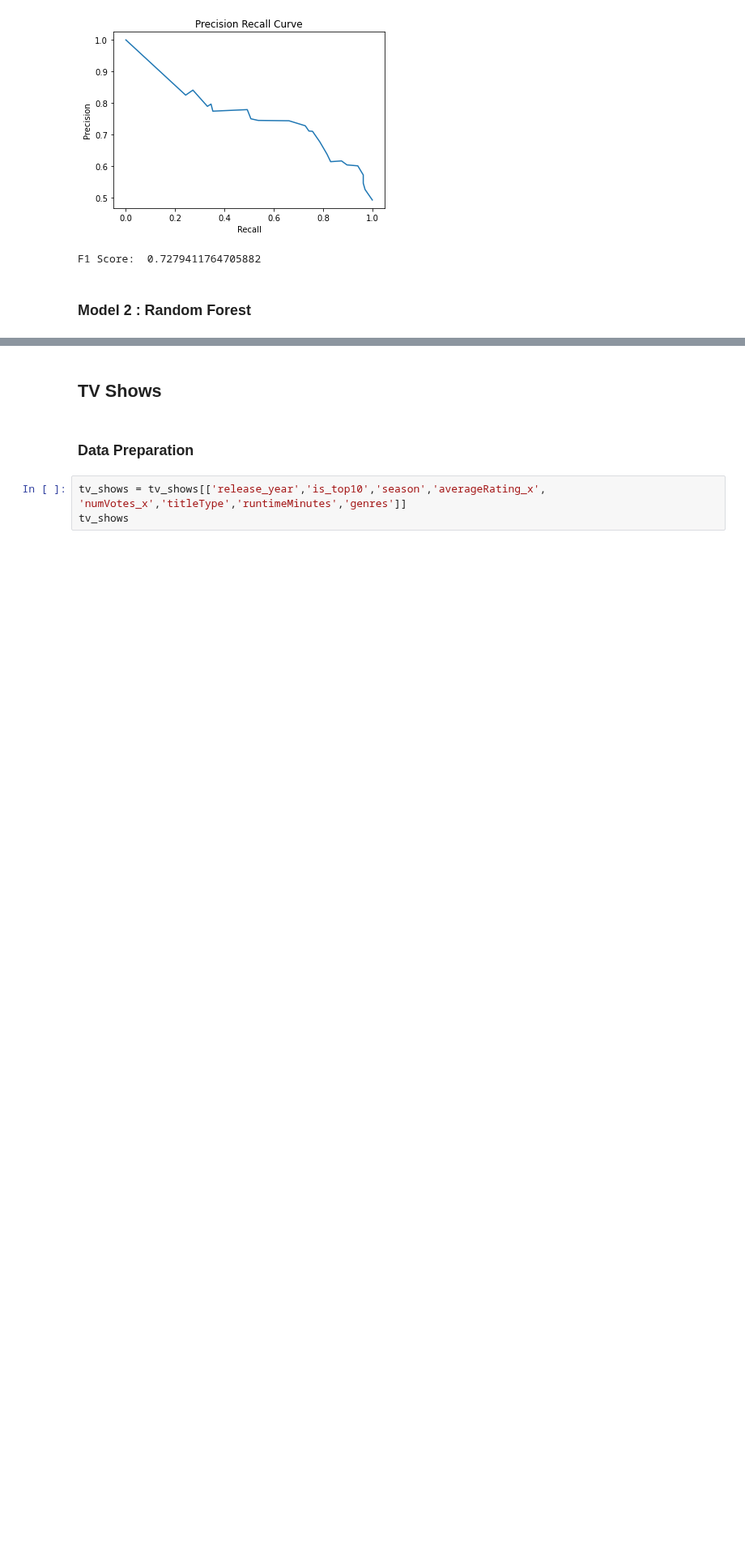
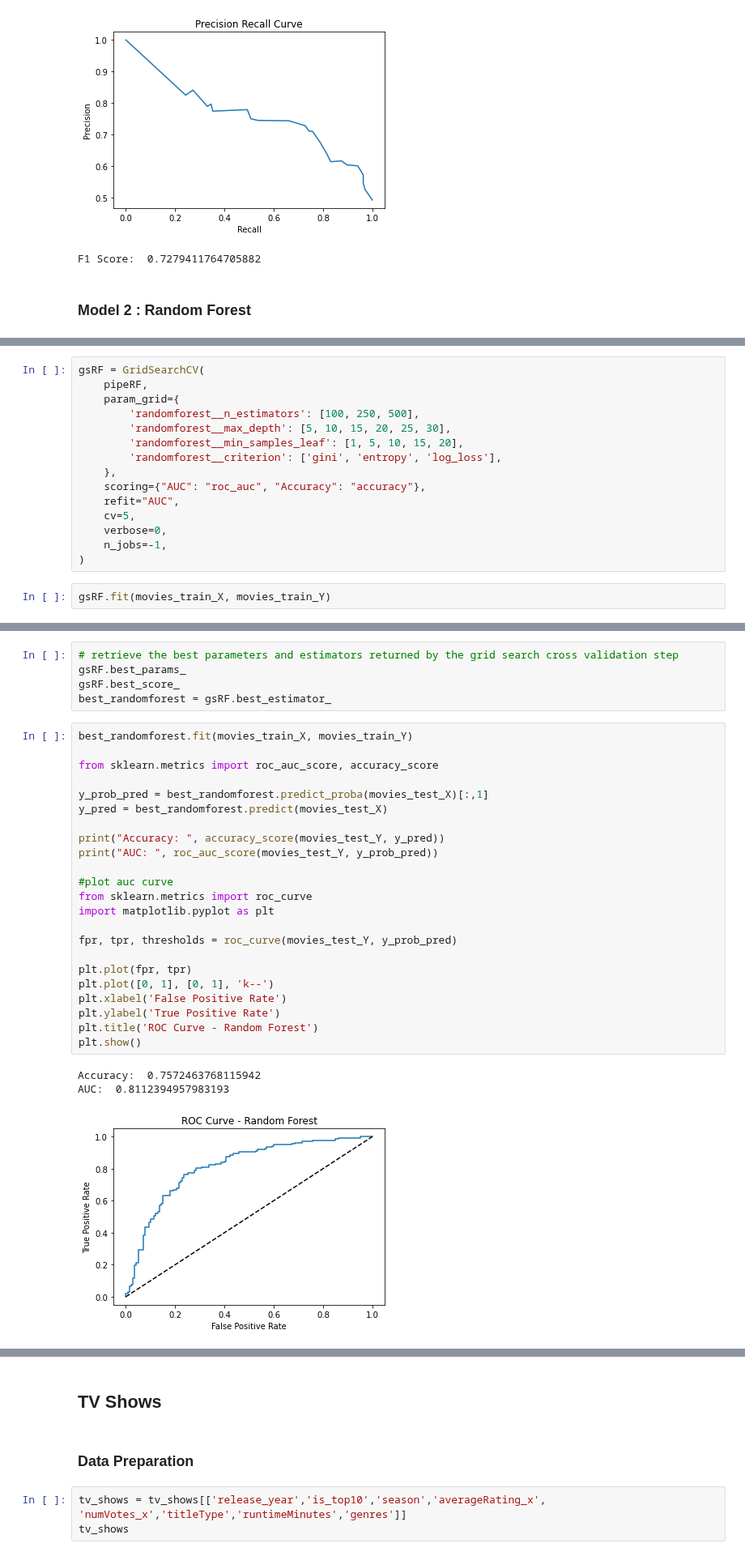
Before and after one commit to Joeyzect/Netflix_ALab_2022, a Jupyter notebook: notebooks/09-yen-CARTmodel2.ipynb, the cells around one changed output, grey strips where cells are left out. Shown at 81% size. Cells and saved outputs as stored; diff of their text form; blank space fills up the shorter version.

```diff
--- a/notebooks/09-yen-CARTmodel2.ipynb
+++ b/notebooks/09-yen-CARTmodel2.ipynb
@@ -238,2 +238,19 @@ pipeRF = Pipeline(
     ]
 )
+# %%
+gsRF = GridSearchCV(
+    pipeRF,
+    param_grid={
+        'randomforest__n_estimators': [100, 250, 500],
+        'randomforest__max_depth': [5, 10, 15, 20, 25, 30],
+        'randomforest__min_samples_leaf': [1, 5, 10, 15, 20],
+        'randomforest__criterion': ['gini', 'entropy', 'log_loss'],
+    },
+    scoring={"AUC": "roc_auc", "Accuracy": "accuracy"},
+    refit="AUC",
+    cv=5,
+    verbose=0,
+    n_jobs=-1,
+)
+# %%
+gsRF.fit(movies_train_X, movies_train_Y)
@@ -239,0 +292,32 @@ pipeRF = Pipeline(
+# %%
+# retrieve the best parameters and estimators returned by the grid search cross validation step
+gsRF.best_params_
+gsRF.best_score_
+best_randomforest = gsRF.best_estimator_
+# %%
+best_randomforest.fit(movies_train_X, movies_train_Y)
+
+from sklearn.metrics import roc_auc_score, accuracy_score
+
+y_prob_pred = best_randomforest.predict_proba(movies_test_X)[:,1]
+y_pred = best_randomforest.predict(movies_test_X)
+
+print("Accuracy: ", accuracy_score(movies_test_Y, y_pred))
+print("AUC: ", roc_auc_score(movies_test_Y, y_prob_pred))
+
+#plot auc curve
+from sklearn.metrics import roc_curve
+import matplotlib.pyplot as plt
+
+fpr, tpr, thresholds = roc_curve(movies_test_Y, y_prob_pred)
+
+plt.plot(fpr, tpr)
+plt.plot([0, 1], [0, 1], 'k--')
+plt.xlabel('False Positive Rate')
+plt.ylabel('True Positive Rate')
+plt.title('ROC Curve - Random Forest')
+plt.show()
+# %% [output]
+Accuracy:  0.7572463768115942
+AUC:  0.8112394957983193
+[figure, added]
```
Also changed, not shown: parts of 32 cells of this notebook.
